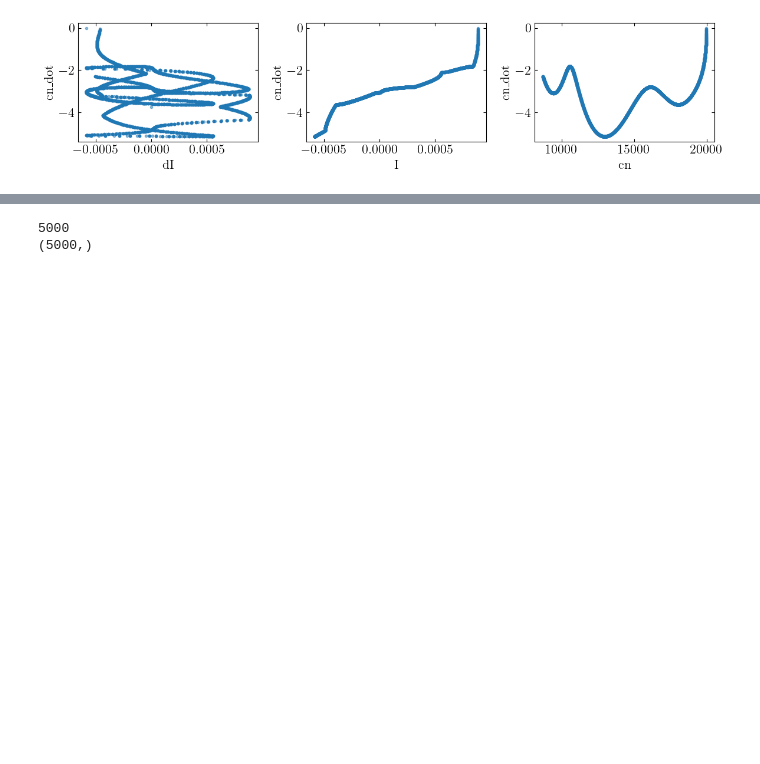
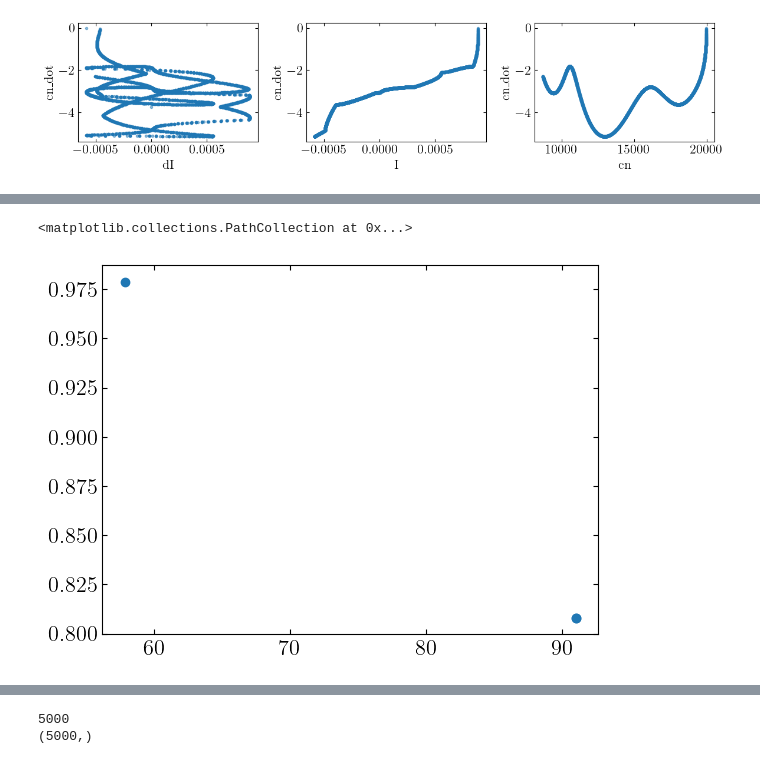
Before and after one commit to j-haralds/MSc_thesis, a Jupyter notebook: program/BasicEulerNN/3_JH_NO.ipynb, the cells around one changed output, grey strips where cells are left out. Drawn from its saved outputs; the diff is of its cells as text; code cells hidden in the pictures; blank space fills up the shorter version.

```diff
--- a/program/BasicEulerNN/3_JH_NO.ipynb
+++ b/program/BasicEulerNN/3_JH_NO.ipynb
@@ -343,3 +397,9 @@ KeyboardInterrupt:
+# %%
+df = Euler_exp_log.get_previous_exps()
+plt.scatter(df['Train time'],df['Data loss'])
+# %% [output]
+<matplotlib.collections.PathCollection at 0x...>
+[figure, added]
 # %%
 print(history['loss'][-1])
 fig, (ax1) = plt.subplots(1, 1, figsize=(6, 4))
```
Also changed, not shown: parts of 6 cells of this notebook, 5 other files.
